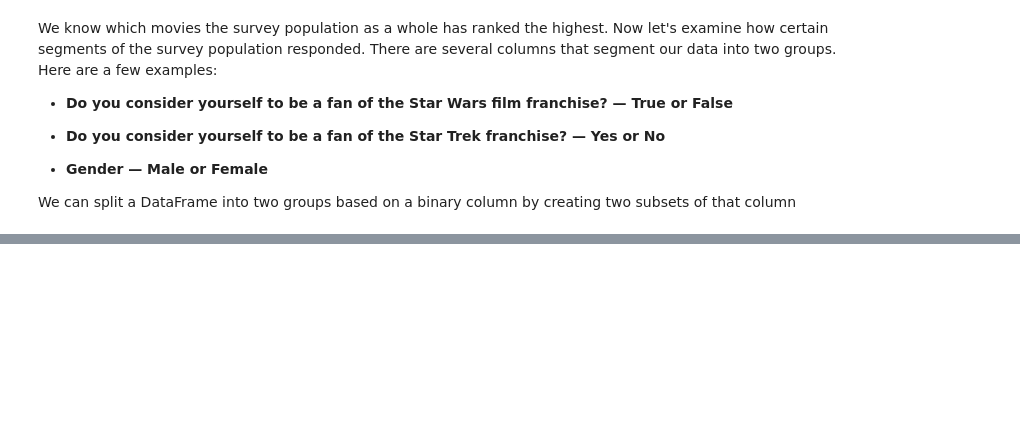
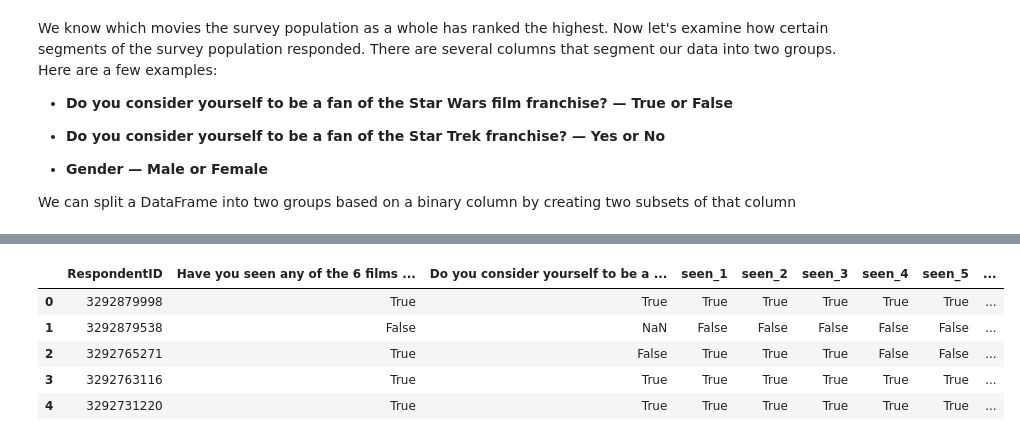
Before and after one commit to hoangvn111/Project-Star-Wars-Survey, a Jupyter notebook: Project_Star_Wars_Survey.ipynb, the cells around one changed output, grey strips where cells are left out. Saved outputs shown, nothing was run; the diff lists cells and outputs as text; code cells hidden in the pictures; blank space fills up the shorter version.

```diff
--- a/Project_Star_Wars_Survey.ipynb
+++ b/Project_Star_Wars_Survey.ipynb
@@ -298,0 +330,9 @@ female = star_wars
+# %%
+star_wars.head()
+# %% [output]
+|  | RespondentID | Have you seen any of the 6 films ... | Do you consider yourself to be a ... | seen_1 | seen_2 | seen_3 | seen_4 | seen_5 | ... |
+| 0 | 3292879998 | True | True | True | True | True | True | True | ... |
+| 1 | 3292879538 | False | NaN | False | False | False | False | False | ... |
+| 2 | 3292765271 | True | False | True | True | True | False | False | ... |
+| 3 | 3292763116 | True | True | True | True | True | True | True | ... |
+| 4 | 3292731220 | True | True | True | True | True | True | True | ... |
```
Also changed, not shown: parts of 8 cells of this notebook.
